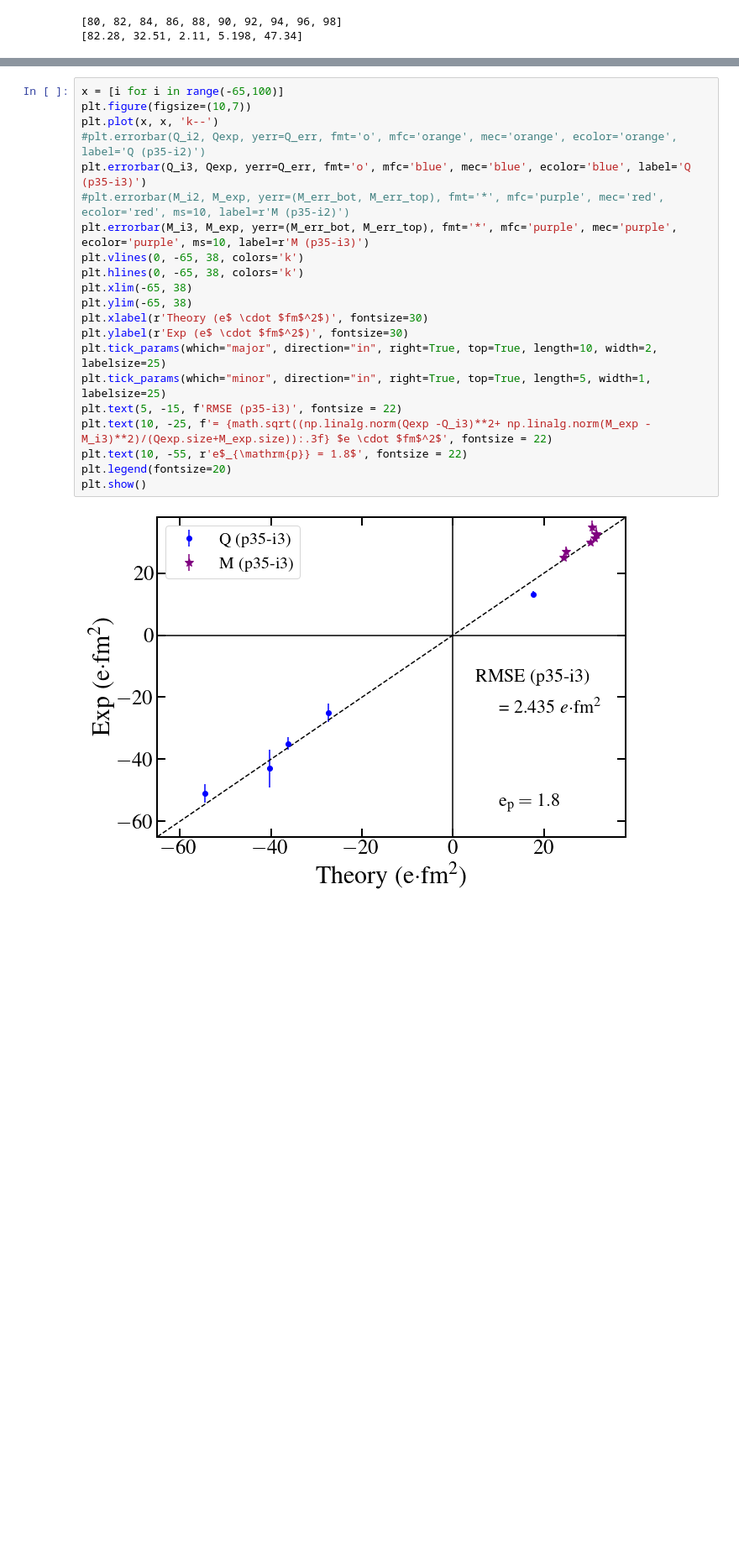
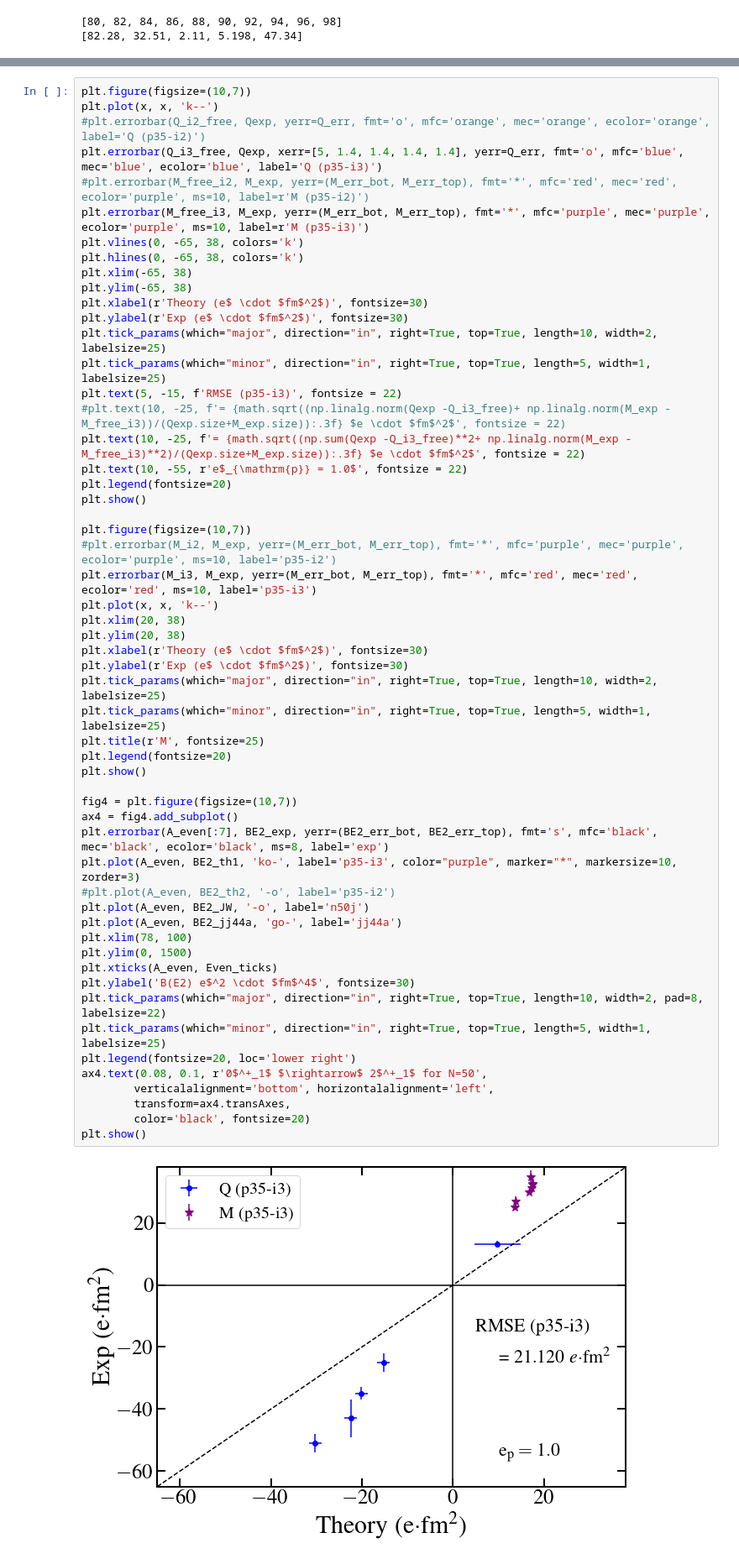
Before and after one commit to JordanPurcell/Research, a Jupyter notebook: plots/EM_properties.ipynb, the cells around one changed output, grey strips where cells are left out. Shown: that part at 84% size. Drawn from its saved outputs; the diff is of its cells as text; blank space fills up the shorter version.

```diff
--- a/plots/EM_properties.ipynb
+++ b/plots/EM_properties.ipynb
@@ -608,23 +659,57 @@ print(mu_i3[:], mu_exp)
 # %%
-x = [i for i in range(-65,100)]
 plt.figure(figsize=(10,7))
 plt.plot(x, x, 'k--')
-#plt.errorbar(Q_i2, Qexp, yerr=Q_err, fmt='o', mfc='orange', mec='orange', ecolor='orange', label='Q (p35-i2)')
-plt.errorbar(Q_i3, Qexp, yerr=Q_err, fmt='o', mfc='blue', mec='blue', ecolor='blue', label='Q (p35-i3)')
-#plt.errorbar(M_i2, M_exp, yerr=(M_err_bot, M_err_top), fmt='*', mfc='purple', mec='red', ecolor='red', ms=10, label=r'M (p35-i2)')
-plt.errorbar(M_i3, M_exp, yerr=(M_err_bot, M_err_top), fmt='*', mfc='purple', mec='purple', ecolor='purple', ms=10, label=r'M (p35-i3)')
+#plt.errorbar(Q_i2_free, Qexp, yerr=Q_err, fmt='o', mfc='orange', mec='orange', ecolor='orange', label='Q (p35-i2)')
+plt.errorbar(Q_i3_free, Qexp, xerr=[5, 1.4, 1.4, 1.4, 1.4], yerr=Q_err, fmt='o', mfc='blue', mec='blue', ecolor='blue', label='Q (p35-i3)')
+#plt.errorbar(M_free_i2, M_exp, yerr=(M_err_bot, M_err_top), fmt='*', mfc='red', mec='red', ecolor='purple', ms=10, label=r'M (p35-i2)')
+plt.errorbar(M_free_i3, M_exp, yerr=(M_err_bot, M_err_top), fmt='*', mfc='purple', mec='purple', ecolor='purple', ms=10, label=r'M (p35-i3)')
 plt.vlines(0, -65, 38, colors='k')
 plt.hlines(0, -65, 38, colors='k')
 plt.xlim(-65, 38)
 plt.ylim(-65, 38)
 plt.xlabel(r'Theory (e$ \cdot $fm$^2$)', fontsize=30)
 plt.ylabel(r'Exp (e$ \cdot $fm$^2$)', fontsize=30)
 plt.tick_params(which="major", direction="in", right=True, top=True, length=10, width=2, labelsize=25)
 plt.tick_params(which="minor", direction="in", right=True, top=True, length=5, width=1, labelsize=25)
 plt.text(5, -15, f'RMSE (p35-i3)', fontsize = 22)
-plt.text(10, -25, f'= {math.sqrt((np.linalg.norm(Qexp -Q_i3)**2+ np.linalg.norm(M_exp -M_i3)**2)/(Qexp.size+M_exp.size)):.3f} $e \cdot $fm$^2$', fontsize = 22)
-plt.text(10, -55, r'e$_{\mathrm{p}} = 1.8$', fontsize = 22)
+#plt.text(10, -25, f'= {math.sqrt((np.linalg.norm(Qexp -Q_i3_free)+ np.linalg.norm(M_exp -M_free_i3))/(Qexp.size+M_exp.size)):.3f} $e \cdot $fm$^2$', fontsize = 22)
+plt.text(10, -25, f'= {math.sqrt((np.sum(Qexp -Q_i3_free)**2+ np.linalg.norm(M_exp -M_free_i3)**2)/(Qexp.size+M_exp.size)):.3f} $e \cdot $fm$^2$', fontsize = 22)
+plt.text(10, -55, r'e$_{\mathrm{p}} = 1.0$', fontsize = 22)
 plt.legend(fontsize=20)
 plt.show()
+
+plt.figure(figsize=(10,7))
+#plt.errorbar(M_i2, M_exp, yerr=(M_err_bot, M_err_top), fmt='*', mfc='purple', mec='purple', ecolor='purple', ms=10, label='p35-i2')
+plt.errorbar(M_i3, M_exp, yerr=(M_err_bot, M_err_top), fmt='*', mfc='red', mec='red', ecolor='red', ms=10, label='p35-i3')
+plt.plot(x, x, 'k--')
+plt.xlim(20, 38)
+plt.ylim(20, 38)
+plt.xlabel(r'Theory (e$ \cdot $fm$^2$)', fontsize=30)
+plt.ylabel(r'Exp (e$ \cdot $fm$^2$)', fontsize=30)
+plt.tick_params(which="major", direction="in", right=True, top=True, length=10, width=2, labelsize=25)
+plt.tick_params(which="minor", direction="in", right=True, top=True, length=5, width=1, labelsize=25)
+plt.title(r'M', fontsize=25)
+plt.legend(fontsize=20)
+plt.show()
+
+fig4 = plt.figure(figsize=(10,7))
+ax4 = fig4.add_subplot()
+plt.errorbar(A_even[:7], BE2_exp, yerr=(BE2_err_bot, BE2_err_top), fmt='s', mfc='black', mec='black', ecolor='black', ms=8, label='exp')
+plt.plot(A_even, BE2_th1, 'ko-', label='p35-i3', color="purple", marker="*", markersize=10, zorder=3)
+#plt.plot(A_even, BE2_th2, '-o', label='p35-i2')
+plt.plot(A_even, BE2_JW, '-o', label='n50j')
+plt.plot(A_even, BE2_jj44a, 'go-', label='jj44a')
+plt.xlim(78, 100)
+plt.ylim(0, 1500)
+plt.xticks(A_even, Even_ticks)
+plt.ylabel('B(E2) e$^2 \cdot $fm$^4$', fontsize=30)
+plt.tick_params(which="major", direction="in", right=True, top=True, length=10, width=2, pad=8, labelsize=22)
+plt.tick_params(which="minor", direction="in", right=True, top=True, length=5, width=1, labelsize=25)
+plt.legend(fontsize=20, loc='lower right')
+ax4.text(0.08, 0.1, r'0$^+_1$ $\rightarrow$ 2$^+_1$ for N=50',
+        verticalalignment='bottom', horizontalalignment='left',
+        transform=ax4.transAxes,
+        color='black', fontsize=20)
+plt.show()
 # %% [output]
-[figure, old version]
+[figure, new version]
```
Also changed, not shown: parts of 8 cells of this notebook, 9 other files.
